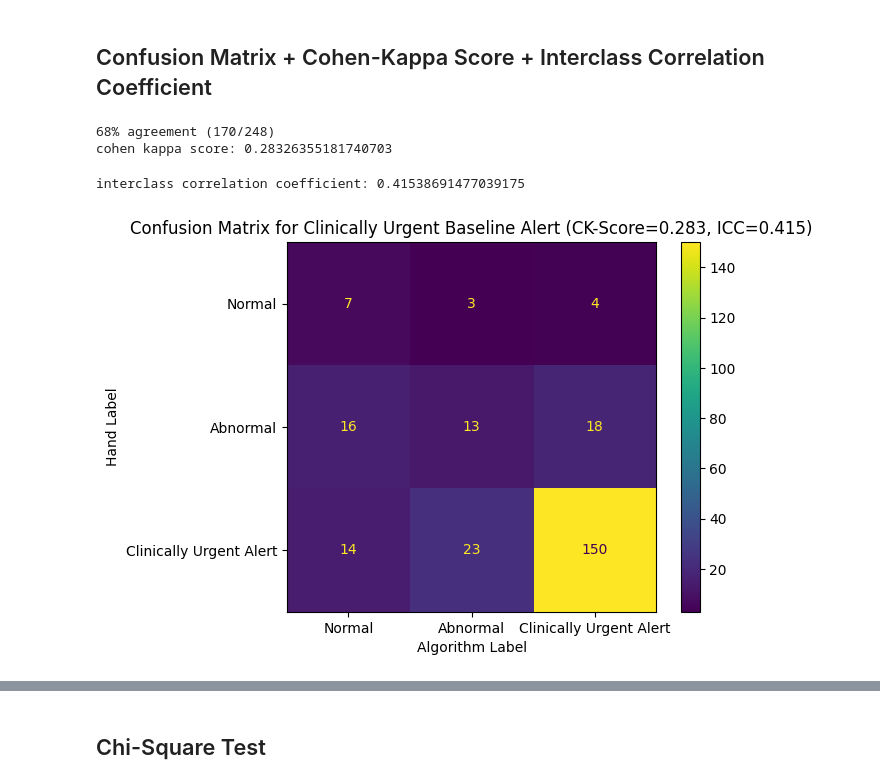
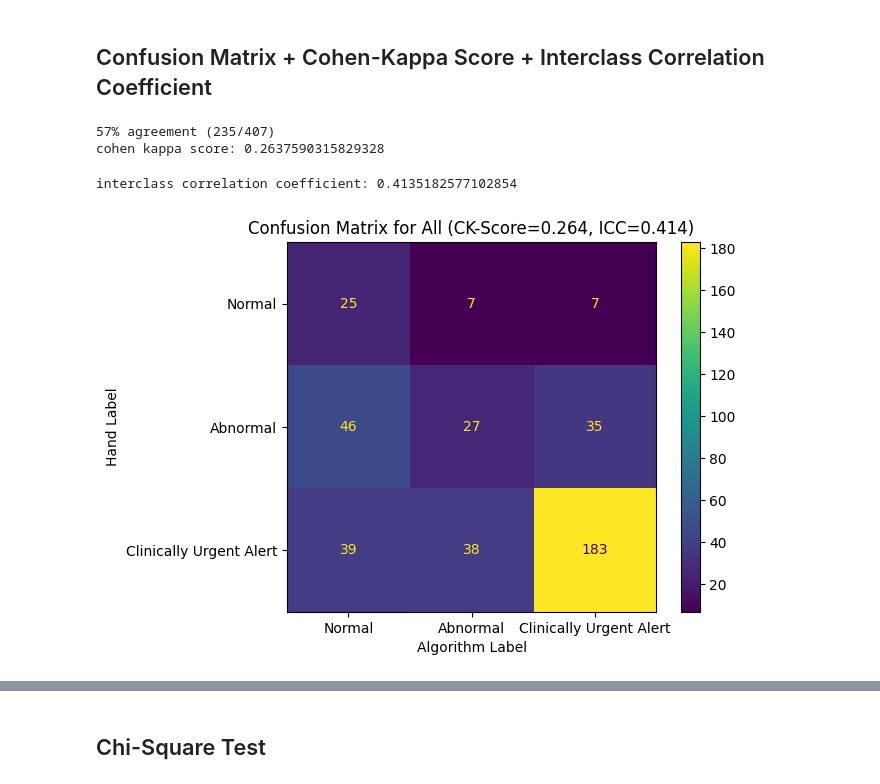
Before and after one commit to nrozario/ned-alg-analysis, a Jupyter notebook: hand_labelling.ipynb, the cells around one changed output, grey strips where cells are left out. Cells and saved outputs as stored; diff of their text form; code cells hidden in the pictures.

```diff
--- a/hand_labelling.ipynb
+++ b/hand_labelling.ipynb
@@ -352,7 +352,7 @@ plt.show()
 This section involves comparing the agreement between the hand labels and algorithm labels. In general we see that the hand labelling tends to be more conservative (less normal, more abnormal/urgent)
 # %%
 subgroups = ["All", "Radiotherapy", "Surgery/Observation", "Normal Baseline Alert", "Clinically Urgent Baseline Alert"]
-population = "Clinically Urgent Baseline Alert" # pick one of the above
+population = "All" # pick one of the above
 # %%
 # Isolate subgroup ids for data that we want to analysis
 keep_ids = []
@@ -422,8 +422,8 @@ print(f"{int(100*accurate_labels/total_labels)}% agreement ({accurate_labels}/{t
 ck_score = cohen_kappa_score(hand_labels, alg_labels)
 print(f"cohen kappa score: {ck_score}")
 # %% [output]
-68% agreement (170/248)
-cohen kappa score: 0.28326355181740703
+57% agreement (235/407)
+cohen kappa score: 0.2637590315829328
 # %%
 # Calculate ICC
 
@@ -437,16 +437,16 @@ icc = icc.set_index('Description')
 icc = icc.loc['Single fixed raters', 'ICC']
 print(f"interclass correlation coefficient: {icc}")
 # %% [output]
-interclass correlation coefficient: 0.41538691477039175
+interclass correlation coefficient: 0.4135182577102854
 # %%
 # Create confusion matrix
-
-cm = confusion_matrix(hand_labels, alg_labels, labels=["Normal", "Abnormal", "Clinically Urgent Alert"])
+cm_labels = ["Normal", "Abnormal", "Clinically Urgent Alert"]
+cm = confusion_matrix(hand_labels, alg_labels, labels=cm_labels)
 disp = ConfusionMatrixDisplay(confusion_matrix=cm, display_labels=["Normal", "Abnormal", "Clinically Urgent Alert"])
 disp.plot()
 plt.title(f"Confusion Matrix for {population} (CK-Score={round(ck_score, 3)}, ICC={round(icc, 3)})")
 plt.xlabel("Algorithm Label")
 plt.ylabel("Hand Label")
 plt.show()
 # %% [output]
-[figure, old version]
+[figure, new version]
```
Also changed, not shown: parts of 1 cell of this notebook, 3 other files.
